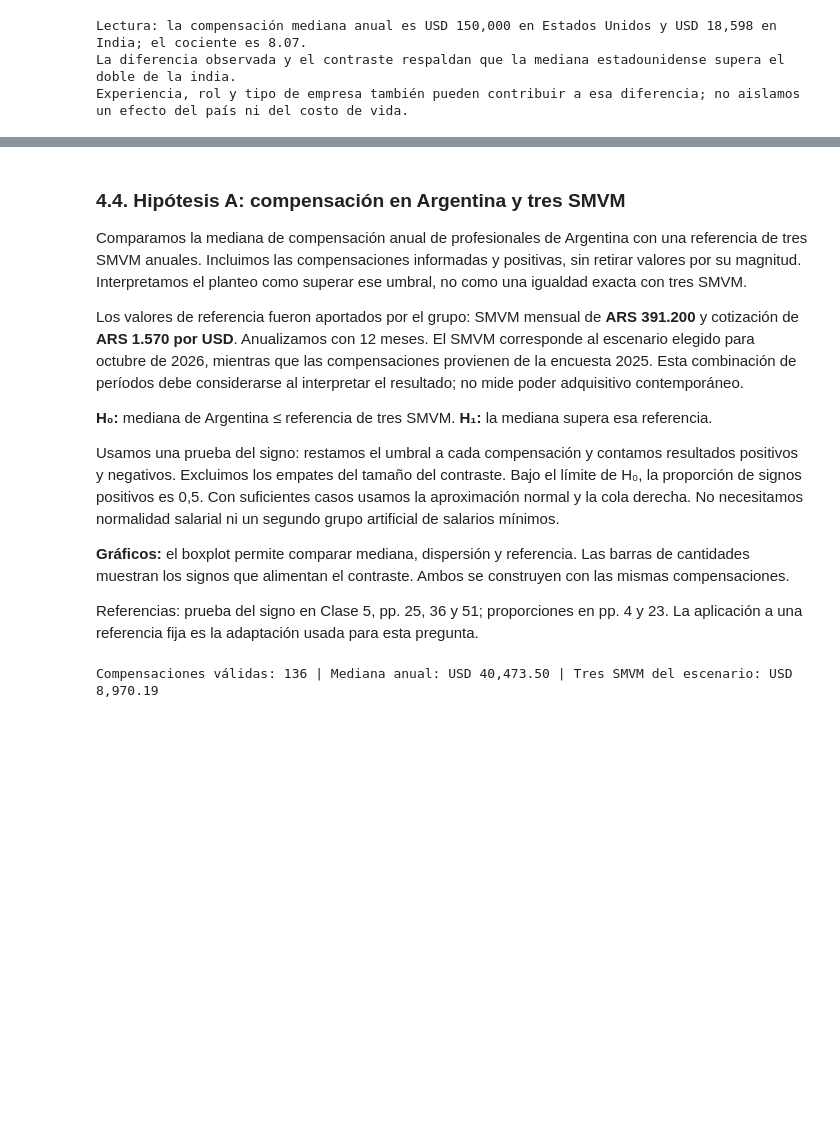
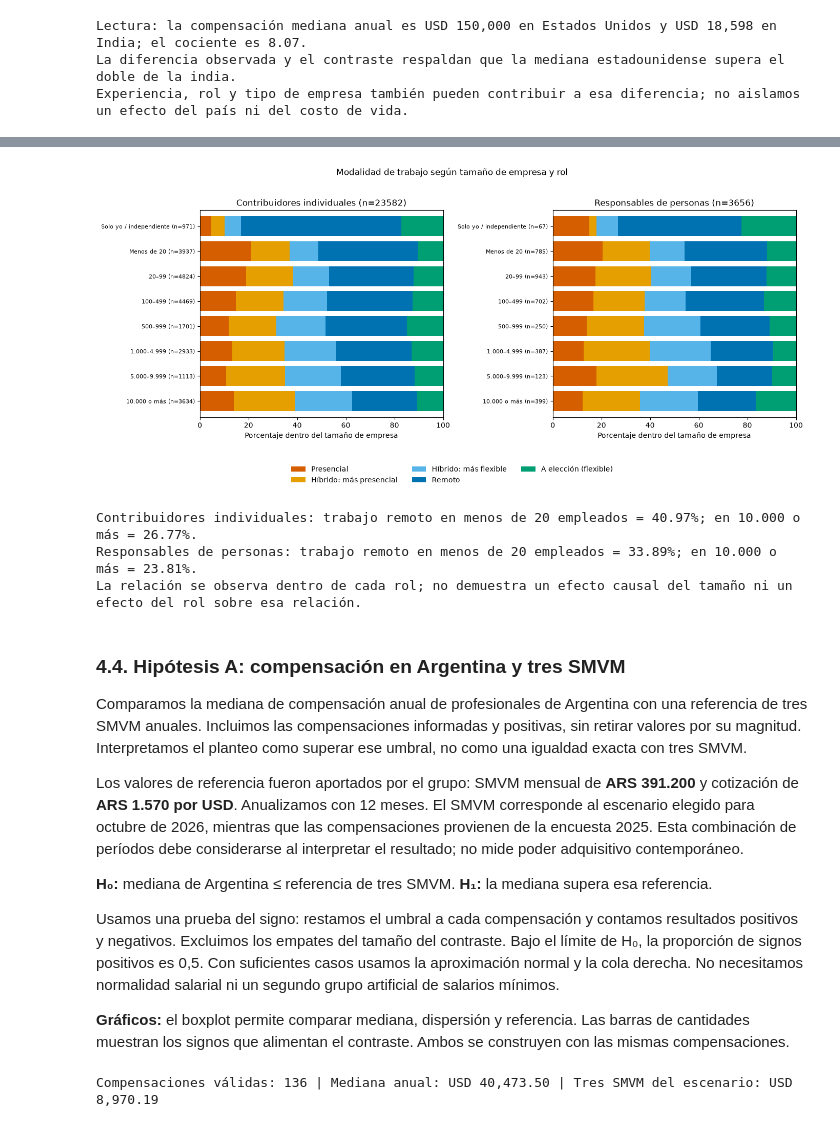
Before and after one commit to FausGiun/Fudamentos, a Jupyter notebook: tp_especial.ipynb, the cells around one changed output, grey strips where cells are left out. Saved outputs shown, nothing was run; the diff lists cells and outputs as text; code cells hidden in the pictures; blank space fills up the shorter version.

```diff
--- a/tp_especial.ipynb
+++ b/tp_especial.ipynb
@@ -1294,3 +1178,40 @@ Estos grupos pueden diferir también en país y rol. El resultado no describe un
+# %%
+colores_modalidades = ["#d55e00", "#e69f00", "#56b4e9", "#0072b2", "#009e73"]
+figura, ejes = plt.subplots(1, 2, figsize=(14, 6.5), sharex=True)
+
+for eje, rol in zip(ejes, orden_roles):
+    cantidades = cantidades_organizacion_por_rol[rol]
+    porcentajes = porcentajes_organizacion_por_rol[rol]
+    porcentajes.rename(columns=etiquetas_modalidades).plot(
+        kind="barh", stacked=True, color=colores_modalidades, width=0.8, legend=False, ax=eje
+    )
+    cantidades_por_tamano = cantidades.sum(axis=1)
+    eje.set_yticklabels([
+        f"{etiquetas_tamanos_empresa[tamano]} (n={int(cantidades_por_tamano.loc[tamano])})"
+        for tamano in orden_tamanos_empresa
+    ], fontsize=8)
+    eje.invert_yaxis()
+    eje.set_xlim(0, 100)
+    eje.set(title=f"{etiquetas_roles[rol]} (n={int(cantidades_por_tamano.sum())})",
+            xlabel="Porcentaje dentro del tamaño de empresa", ylabel="")
+
+leyenda_elementos, leyenda_etiquetas = ejes[0].get_legend_handles_labels()
+figura.legend(leyenda_elementos, leyenda_etiquetas, loc="lower center", ncol=3, frameon=False, bbox_to_anchor=(0.5, 0.01))
+figura.suptitle("Modalidad de trabajo según tamaño de empresa y rol")
+plt.tight_layout(rect=[0, 0.14, 1, 0.96])
+plt.show()
+
+for rol in orden_roles:
+    porcentajes = porcentajes_organizacion_por_rol[rol]
+    remoto_empresa_pequena = porcentajes.loc["Less than 20 employees", "Remote"]
+    remoto_empresa_grande = porcentajes.loc["10,000 or more employees", "Remote"]
+    print(f"{etiquetas_roles[rol]}: trabajo remoto en menos de 20 empleados = {remoto_empresa_pequena:.2f}%; en 10.000 o más = {remoto_empresa_grande:.2f}%.")
+print("La relación se observa dentro de cada rol; no demuestra un efecto causal del tamaño ni un efecto del rol sobre esa relación.")
+# %% [output]
+[figure, added]
+Contribuidores individuales: trabajo remoto en menos de 20 empleados = 40.97%; en 10.000 o más = 26.77%.
+Responsables de personas: trabajo remoto en menos de 20 empleados = 33.89%; en 10.000 o más = 23.81%.
+La relación se observa dentro de cada rol; no demuestra un efecto causal del tamaño ni un efecto del rol sobre esa relación.
 # %% [markdown]
 ### 4.4. Hipótesis A: compensación en Argentina y tres SMVM
 
@@ -1303,6 +1224,4 @@ Los valores de referencia fueron aportados por el grupo: SMVM mensual de **ARS 3
 Usamos una prueba del signo: restamos el umbral a cada compensación y contamos resultados positivos y negativos. Excluimos los empates del tamaño del contraste. Bajo el límite de H₀, la proporción de signos positivos es 0,5. Con suficientes casos usamos la aproximación normal y la cola derecha. No necesitamos normalidad salarial ni un segundo grupo artificial de salarios mínimos.
 
 **Gráficos:** el boxplot permite comparar mediana, dispersión y referencia. Las barras de cantidades muestran los signos que alimentan el contraste. Ambos se construyen con las mismas compensaciones.
-
-Referencias: prueba del signo en Clase 5, pp. 25, 36 y 51; proporciones en pp. 4 y 23. La aplicación a una referencia fija es la adaptación usada para esta pregunta.
 # %%
```
Also changed, not shown: parts of 50 cells of this notebook, 1 other file.
